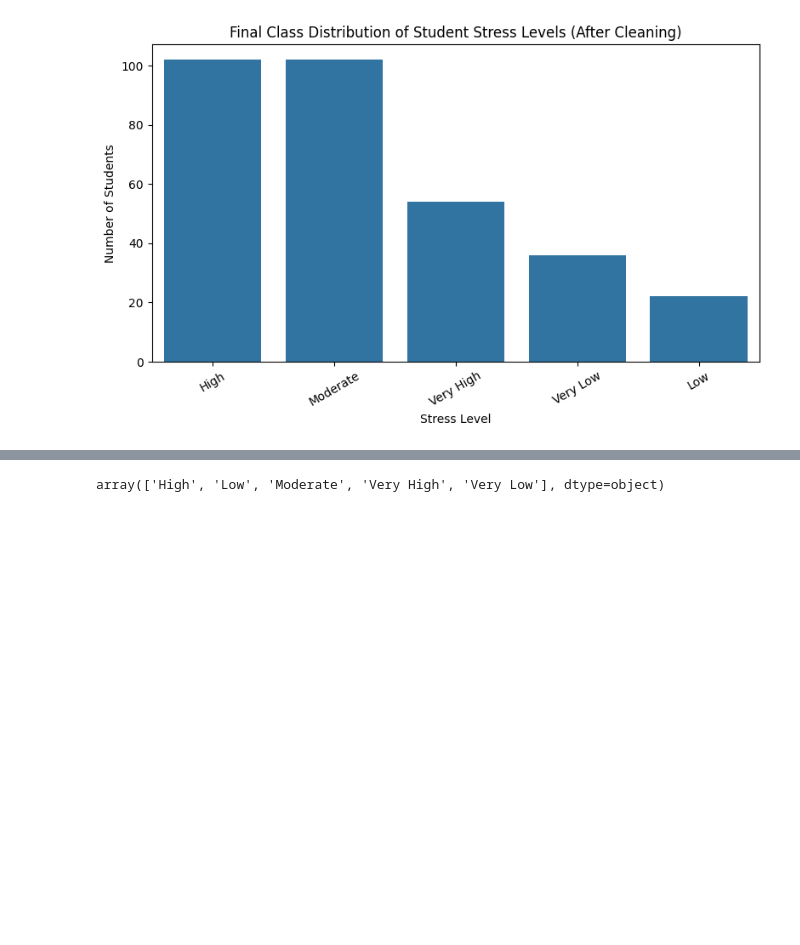
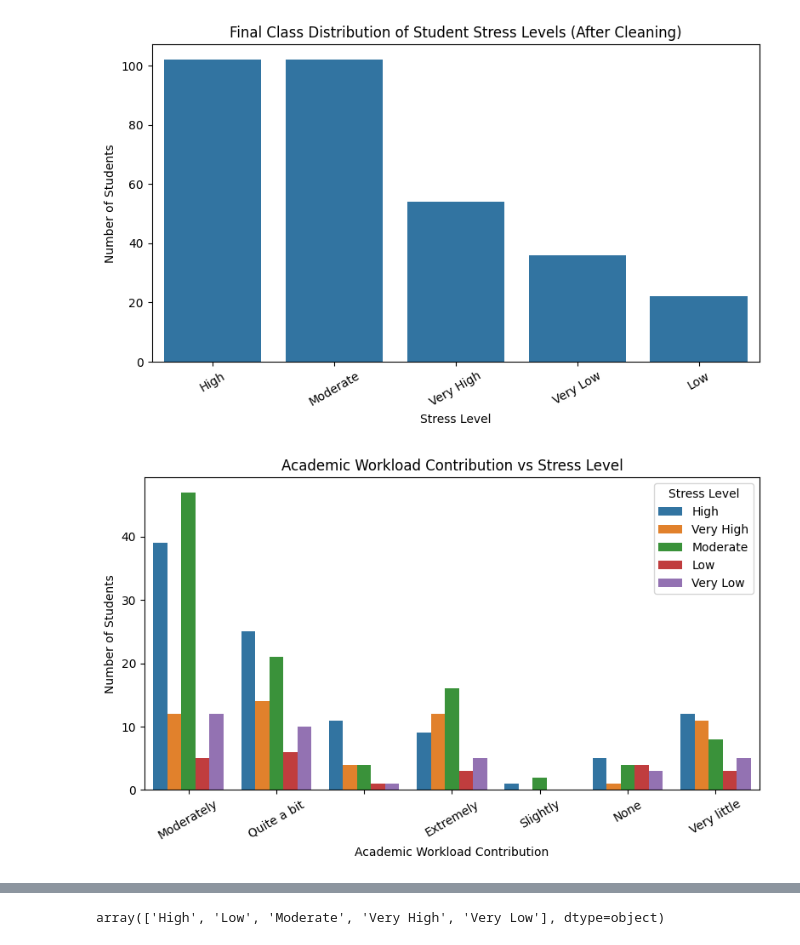
Before and after one commit to 03sans/Student_Stress_Monitoring, a Jupyter notebook: Notebooks/23048503_Sanskriti_Agrahari.ipynb, the cells around one changed output, grey strips where cells are left out. Saved outputs shown, nothing was run; the diff lists cells and outputs as text; code cells hidden in the pictures; blank space fills up the shorter version.

```diff
--- a/Notebooks/23048503_Sanskriti_Agrahari.ipynb
+++ b/Notebooks/23048503_Sanskriti_Agrahari.ipynb
@@ -194,3 +194,22 @@ plt.tight_layout()
 plt.show()
 # %% [output]
 [figure]
+# %%
+import matplotlib.pyplot as plt
+import seaborn as sns
+
+plt.figure(figsize=(8,5))
+sns.countplot(
+    data=df,
+    x="Indicate How Much Academic Workload Contribute to stress",
+    hue="How Would You Rate Your Stress Level During This Academic Term"
+)
+plt.title("Academic Workload Contribution vs Stress Level")
+plt.xlabel("Academic Workload Contribution")
+plt.ylabel("Number of Students")
+plt.xticks(rotation=30)
+plt.legend(title="Stress Level")
+plt.tight_layout()
+plt.show()
+# %% [output]
+[figure, added]
```
Also changed, not shown: parts of 13 cells of this notebook, 1 other file.
